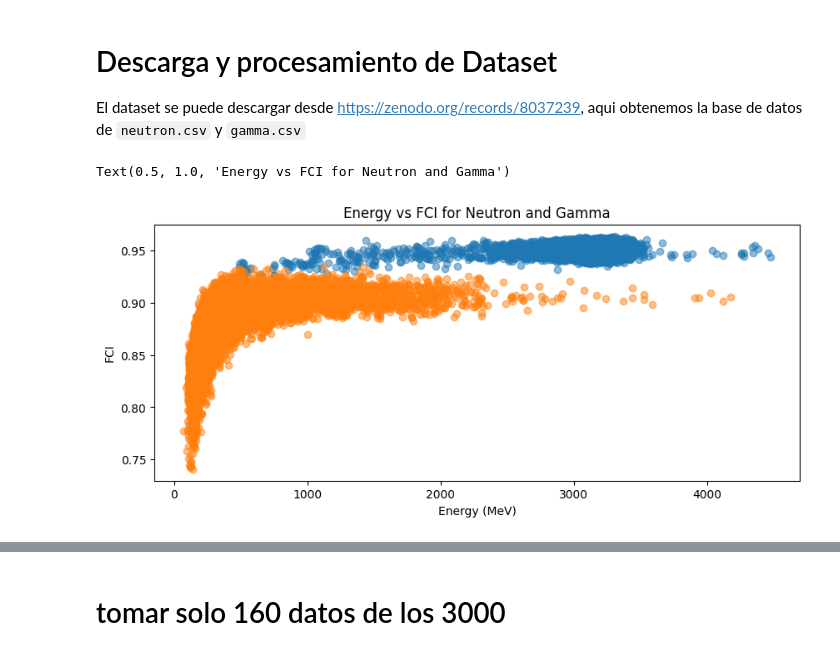
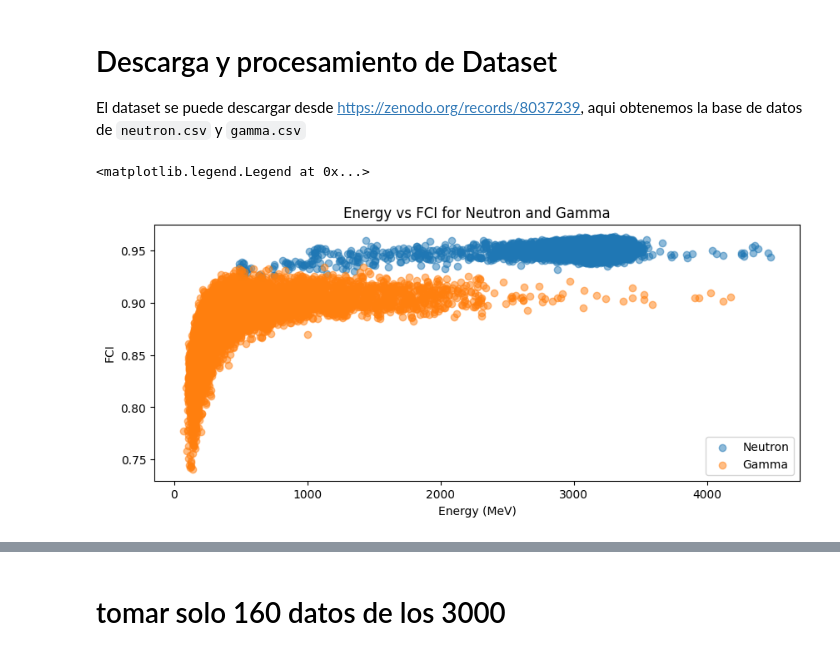
Before and after one commit to fabioc9675/FPGA_ml4hls_prj, a Jupyter notebook: PythonModel/Spectra_dataset.ipynb, the cells around one changed output, grey strips where cells are left out. Cells and saved outputs as stored; diff of their text form; code cells hidden in the pictures.

```diff
--- a/PythonModel/Spectra_dataset.ipynb
+++ b/PythonModel/Spectra_dataset.ipynb
@@ -12,13 +12,14 @@ gamma = pd.read_csv('dataset/gamma.csv')
 # %%
 plt.figure(figsize=(10, 4))
 plt.scatter(neutron['Energy'], neutron['FCI'], label='Neutron', alpha=0.5)
 plt.scatter(gamma['Energy'], gamma['FCI'], label='Gamma', alpha=0.5)
 plt.xlabel('Energy (MeV)')
 plt.ylabel('FCI')
 plt.title('Energy vs FCI for Neutron and Gamma')
+plt.legend()
 # %% [output]
-Text(0.5, 1.0, 'Energy vs FCI for Neutron and Gamma')
+<matplotlib.legend.Legend at 0x...>
-[figure, old version]
+[figure, new version]
 # %%
 # Explore datasets and plot some signals
 print("Gamma dataset shape: ", gamma.shape)
```
Also changed, not shown: parts of 11 cells of this notebook, 6 other files.
